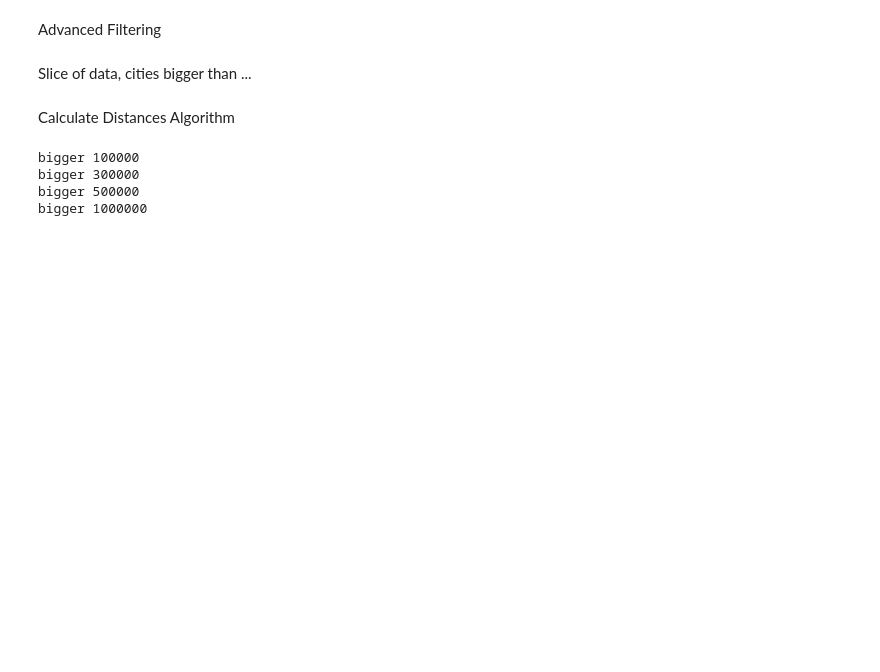
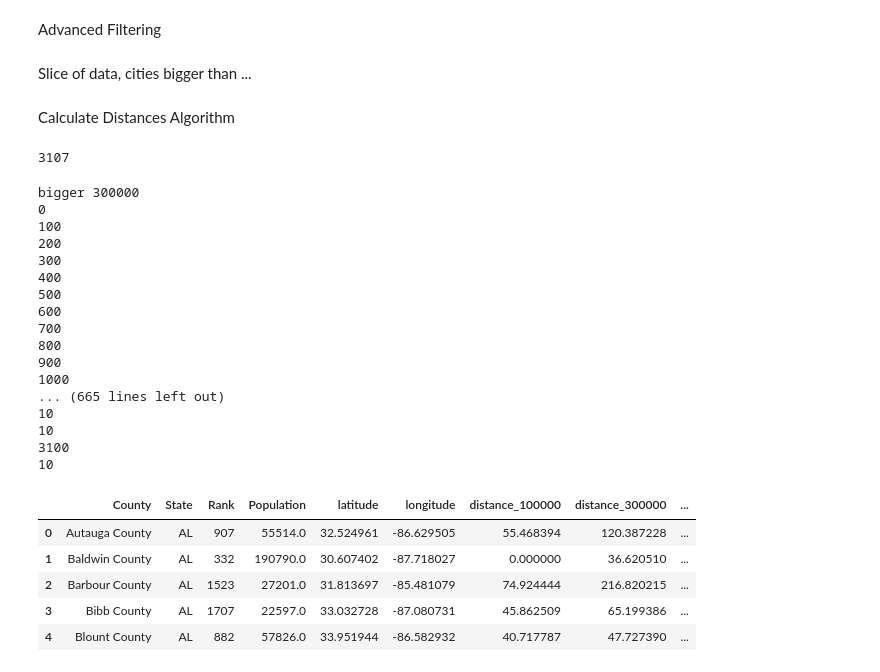
Before and after one commit to JoaoCarabetta/US_Election_Analysis, a Jupyter notebook: Calculate Distance.ipynb, the cells around one changed output. Cells and saved outputs as stored; diff of their text form; code cells hidden in the pictures; blank space fills up the shorter version.

```diff
--- a/Calculate Distance.ipynb
+++ b/Calculate Distance.ipynb
@@ -22,6 +27,6 @@ Advanced Filtering
 def to_float(x):
     x = x.replace(',', '')
     return float(x)
-df_city_raw[['Population']] = df_city_raw['Population'].apply(to_float)
+df_county_raw[['Population']] = df_county_raw['Population'].apply(to_float)
 # %% [markdown]
 Slice of data, cities bigger than ...
@@ -30,23 +33,30 @@ cities_bigger_than = [100000, 300000, 500000, 1000000]
 # %% [markdown]
 Calculate Distances Algorithm
 # %%
-df_county = df_county_raw
+len(df_county_raw)
+# %% [output]
+3107
 # %%
-def get_distance(county, df_city, rng):
+def get_distance(county, df_city, rng, rng2=0):
 
         p1 = [county['latitude'], county['longitude']]
 
         # calculate region to search for big cities
-        p1x = [county['latitude'] + rng, county['latitude'] - rng]
-        p1y = [county['longitude'] + rng, county['longitude'] - rng]
+
+        out_square_lat = [county['latitude'] + rng, county['latitude'] - rng]
+        out_square_lon = [county['longitude'] + rng, county['longitude'] - rng]
+
+        in_square_lat = [county['latitude'] + rng2, county['latitude'] - rng2]
+        in_square_lon = [county['longitude'] + rng2, county['longitude'] - rng2]
 
         j = 0
         s_dist = 100000
         for k, city in df_city.iterrows():
             p2 = [city['latitude'], city['longitude']]
 
-            if (p1x[1] < p2[0] < p1x[0]) & (p1y[1] < p2[1] < p1y[0]):
-                j += 1
+            if (out_square_lat[1] < p2[0] < out_square_lat[0]) & (out_square_lon[1] < p2[1] < out_square_lon[0]):
+                if not ((in_square_lat[1] < p2[0] < in_square_lat[0]) & (in_square_lon[1] < p2[1] < in_square_lon[0])):
+                    j += 1
 
                 dist = vincenty(p1, p2).km
 
@@ -56,23 +66,59 @@ def get_distance(county, df_city, rng):
         return s_dist, j
 # %%
 df_county = df_county_raw
+#cities_bigger_than = [100000]
+cities_bigger_than = [300000, 500000, 1000000]
+search_range = [5, 10, 15, 20, 30, 50, 100, 1000]
 for bigger_than in cities_bigger_than:
     print 'bigger', bigger_than
 
-    df_city = df_city_raw[df_city_raw['Population'] > bigger_than]
+    df_city = df_county_raw[df_county_raw['Population'] >= bigger_than] #get counties bigger than
     df_county['distance_{}'.format(bigger_than)] = np.nan #create empty column
-
+    #print df_city
     for i, county in df_county.iterrows():
 
-        for search_region in [5, 10, 15, 20, 30, 50, 100]:
-            smaller_distance, j = get_distance(county, df_city, search_region)
-            if j:
-                break
+        if not county['Population'] >= bigger_than:
 
-        df_county['distance_{}'.format(bigger_than)].iloc[i] = smaller_distance
-    df_county
+            for k in range(len(search_range)):
+                if k == 0:
+                    smaller_distance, j = get_distance(county, df_city, search_range[k])
+                else:
+                    print search_range[k]
+                    smaller_distance, j = get_distance(county, df_city, search_range[k], search_range[k-1])
+
+                if j:
+                    break
+        else:
+            smaller_distance = 0
+        if i % 100 == 0:
+            print i
+        try:
+            df_county['distance_{}'.format(bigger_than)].iloc[i] = smaller_distance
+        except Exception as inst:
+            print inst
+
+df_county.head()
 # %% [output]
-bigger 100000
 bigger 300000
-bigger 500000
-bigger 1000000
+0
+100
+200
+300
+400
+500
+600
+700
+800
+900
+1000
+... (665 lines left out)
+10
+10
+3100
+10
+|  | County | State | Rank | Population | latitude | longitude | distance_100000 | distance_300000 | ... |
+| 0 | Autauga County | AL | 907 | 55514.0 | 32.524961 | -86.629505 | 55.468394 | 120.387228 | ... |
+| 1 | Baldwin County | AL | 332 | 190790.0 | 30.607402 | -87.718027 | 0.000000 | 36.620510 | ... |
+| 2 | Barbour County | AL | 1523 | 27201.0 | 31.813697 | -85.481079 | 74.924444 | 216.820215 | ... |
+| 3 | Bibb County | AL | 1707 | 22597.0 | 33.032728 | -87.080731 | 45.862509 | 65.199386 | ... |
+| 4 | Blount County | AL | 882 | 57826.0 | 33.951944 | -86.582932 | 40.717787 | 47.727390 | ... |
```
Also changed, not shown: parts of 4 cells of this notebook, 19 other files.
